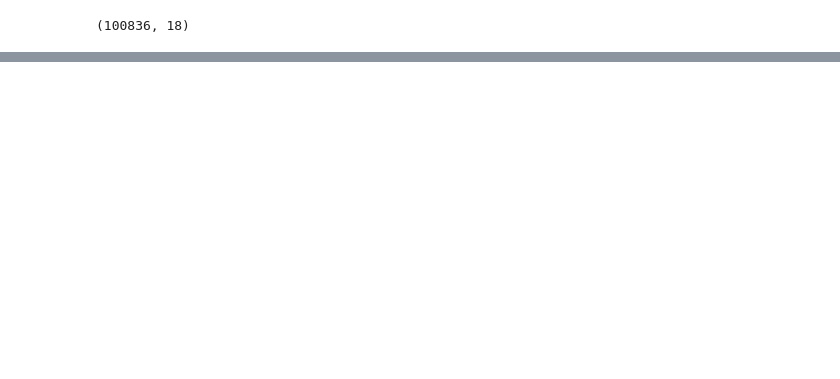
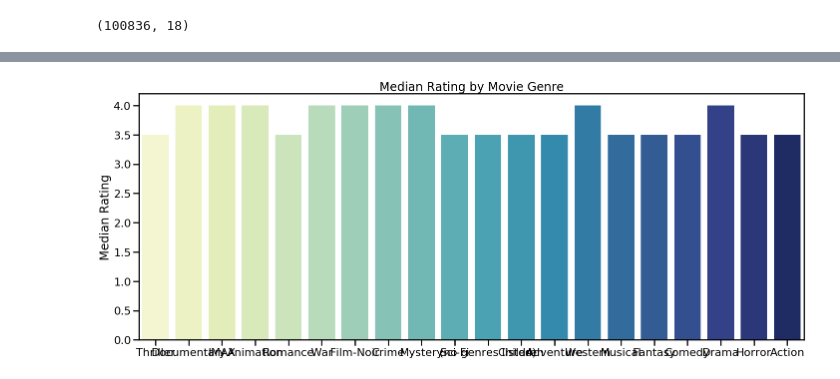
Before and after one commit to swzoeller/Movie-Recommendation-System, a Jupyter notebook: Data Cleaning EDA.ipynb, the cells around one changed output, grey strips where cells are left out. Drawn from its saved outputs; the diff is of its cells as text; code cells hidden in the pictures; blank space fills up the shorter version.

```diff
--- a/Data Cleaning EDA.ipynb
+++ b/Data Cleaning EDA.ipynb
@@ -466,0 +220,9 @@ condensed.head(10)
+# %%
+genre_names = ['Thriller', 'Documentary', 'IMAX', 'Animation', 'Romance',
+       'War', 'Film-Noir', 'Crime', 'Mystery', 'Sci-Fi', '(no genres listed)',
+       'Children', 'Adventure', 'Western', 'Musical', 'Fantasy', 'Comedy',
+       'Drama', 'Horror', 'Action']
+# %%
+median_rating_genre = {}
+for genre in genre_names:
+    median_rating_genre[genre] = rating_by_genre(genre, eda_df)
@@ -466,0 +233,14 @@ condensed.head(10)
+# %%
+palette = "YlGnBu"
+# %%
+sns.set_context("poster")
+# %%
+fig, ax = plt.subplots()
+fig.set_size_inches(20, 8)
+rating_plot = sns.barplot(x = list(median_rating_genre.keys()), y = list(median_rating_genre.values()), palette = palette, ax=ax)
+rating_plot.set_title("Median Rating by Movie Genre")
+rating_plot.set_ylabel("Median Rating")
+plt.tight_layout()
+plt.show()
+# %% [output]
+[figure, added]
```
Also changed, not shown: parts of 94 cells of this notebook, 3 other files.
